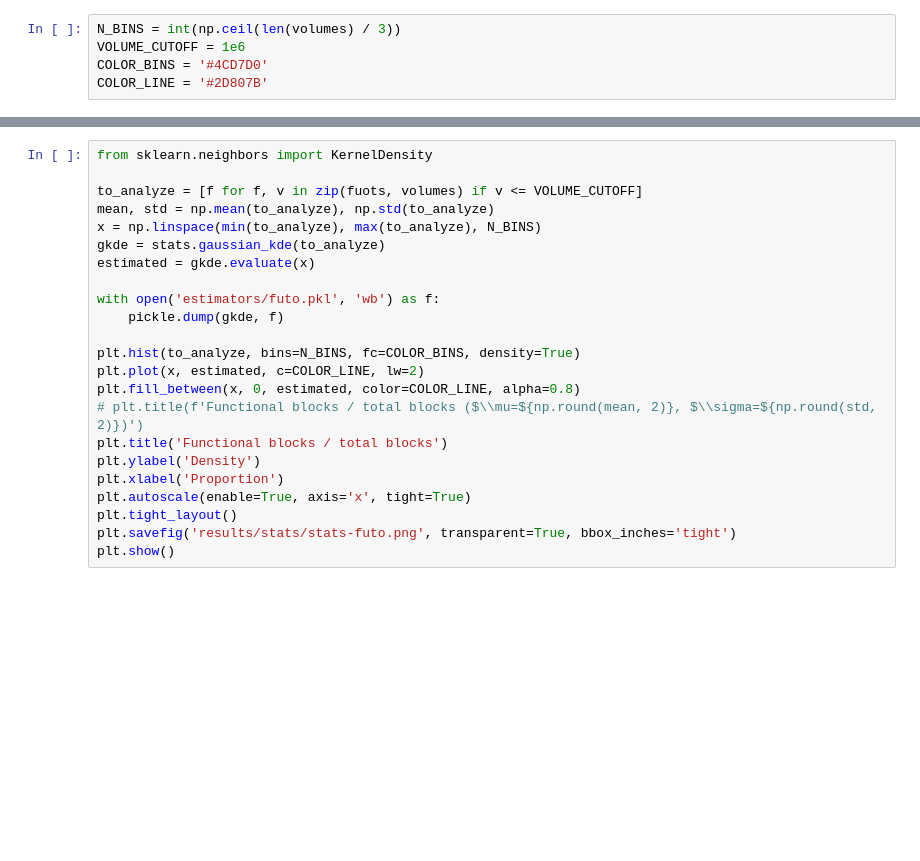
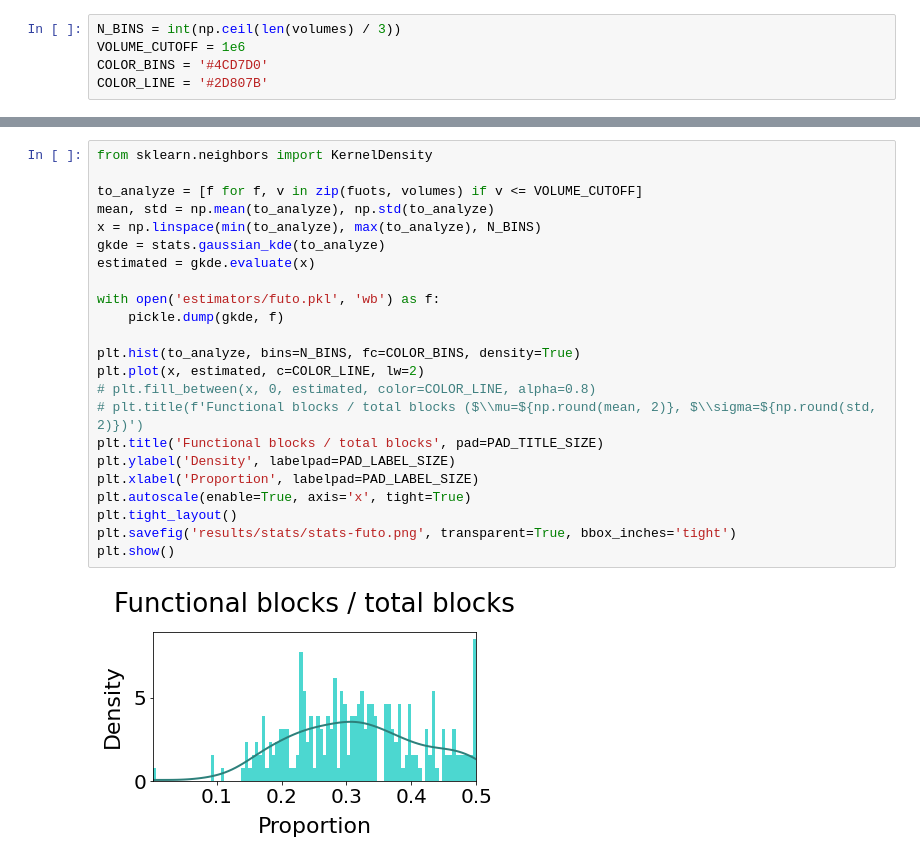
Before and after one commit to arayabrain/space-engineers-ai-spaceship-generator, a Jupyter notebook: l-system/spaceships-analyzer.ipynb, the cells around one changed output, grey strips where cells are left out. Cells and saved outputs as stored; diff of their text form; blank space fills up the shorter version.

```diff
--- a/l-system/spaceships-analyzer.ipynb
+++ b/l-system/spaceships-analyzer.ipynb
@@ -102,26 +108,28 @@ plt.show()
 # %%
 from sklearn.neighbors import KernelDensity
 
 to_analyze = [f for f, v in zip(fuots, volumes) if v <= VOLUME_CUTOFF]
 mean, std = np.mean(to_analyze), np.std(to_analyze)
 x = np.linspace(min(to_analyze), max(to_analyze), N_BINS)
 gkde = stats.gaussian_kde(to_analyze)
 estimated = gkde.evaluate(x)
 
 with open('estimators/futo.pkl', 'wb') as f:
     pickle.dump(gkde, f)
 
 plt.hist(to_analyze, bins=N_BINS, fc=COLOR_BINS, density=True)
 plt.plot(x, estimated, c=COLOR_LINE, lw=2)
-plt.fill_between(x, 0, estimated, color=COLOR_LINE, alpha=0.8)
+# plt.fill_between(x, 0, estimated, color=COLOR_LINE, alpha=0.8)
 # plt.title(f'Functional blocks / total blocks ($\\mu=${np.round(mean, 2)}, $\\sigma=${np.round(std, 2)})')
-plt.title('Functional blocks / total blocks')
-plt.ylabel('Density')
-plt.xlabel('Proportion')
+plt.title('Functional blocks / total blocks', pad=PAD_TITLE_SIZE)
+plt.ylabel('Density', labelpad=PAD_LABEL_SIZE)
+plt.xlabel('Proportion', labelpad=PAD_LABEL_SIZE)
 plt.autoscale(enable=True, axis='x', tight=True)
 plt.tight_layout()
 plt.savefig('results/stats/stats-futo.png', transparent=True, bbox_inches='tight')
 plt.show()
+# %% [output]
+[figure, added]
 # %%
 to_analyze = [f for f, v in zip(fiots, volumes) if v <= VOLUME_CUTOFF]
 mean, std = np.mean(to_analyze), np.std(to_analyze)
```
Also changed, not shown: parts of 5 cells of this notebook, 9 other files.
